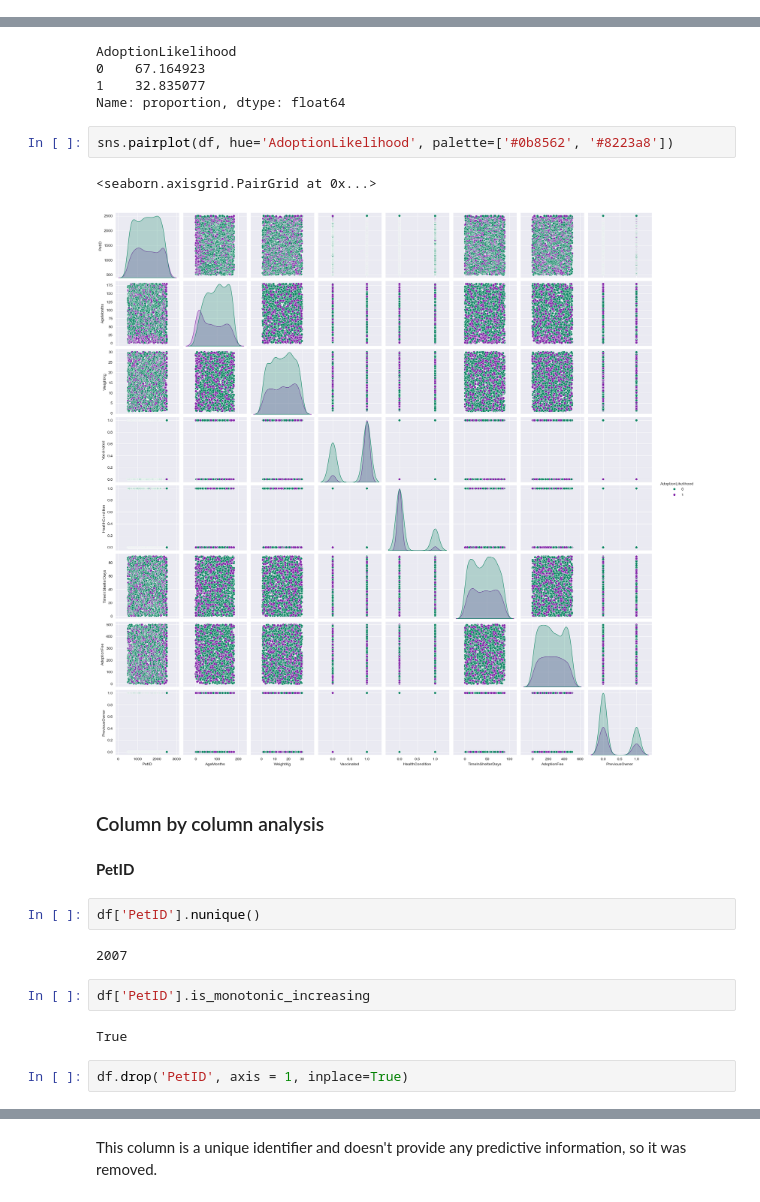
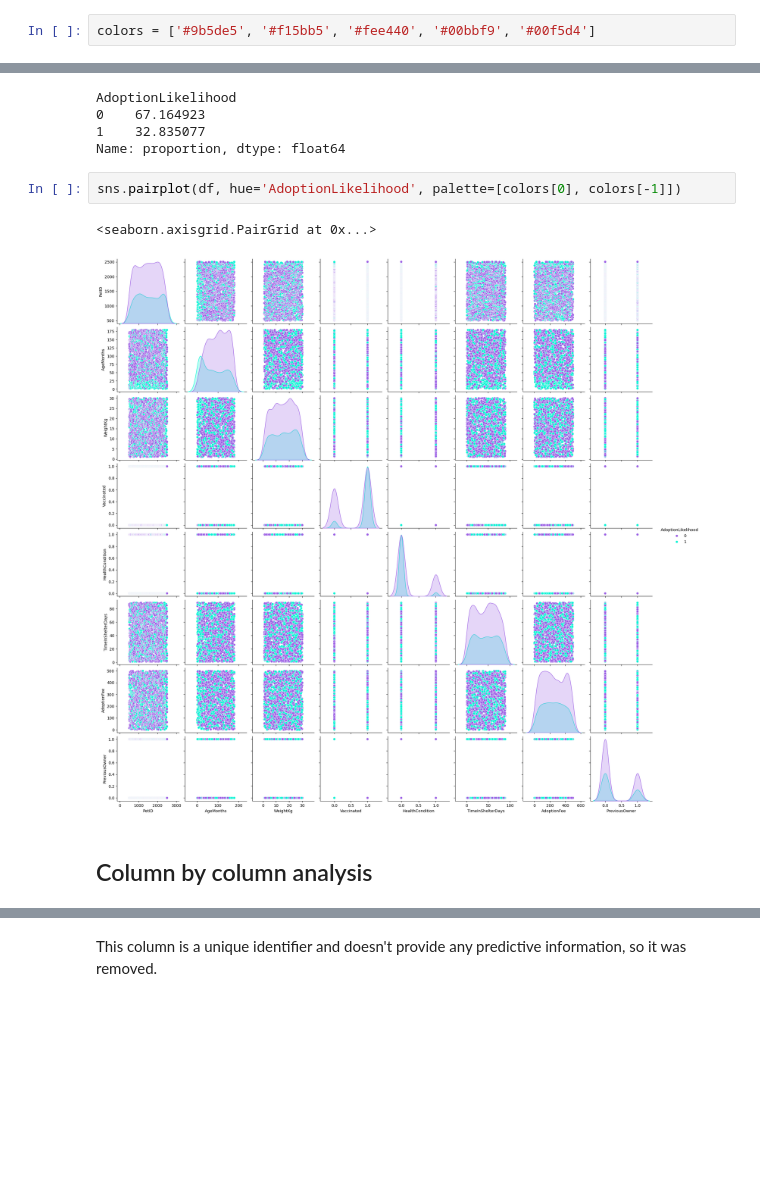
Before and after one commit to IzaSiemieniuk/pk_advanced_machine_learning, a Jupyter notebook: pet_adoption.ipynb, the cells around one changed output, grey strips where cells are left out. Cells and saved outputs as stored; diff of their text form; blank space fills up the shorter version.

Commit message:
Added column by column analysis

```diff
--- a/pet_adoption.ipynb
+++ b/pet_adoption.ipynb
@@ -5,6 +32,8 @@ import pandas as pd
 
 import seaborn as sns
 import matplotlib.pyplot as plt
+# %%
+colors = ['#9b5de5', '#f15bb5', '#fee440', '#00bbf9', '#00f5d4']
 # %% [markdown]
 # Dataset overview
 # %%
@@ -124,21 +129,9 @@ AdoptionLikelihood
 1    32.835077
 Name: proportion, dtype: float64
 # %%
-sns.pairplot(df, hue='AdoptionLikelihood', palette=['#0b8562', '#8223a8'])
+sns.pairplot(df, hue='AdoptionLikelihood', palette=[colors[0], colors[-1]])
 # %% [output]
 <seaborn.axisgrid.PairGrid at 0x...>
-[figure, old version]
+[figure, new version]
 # %% [markdown]
-### Column by column analysis
+## Column by column analysis
-# %% [markdown]
-**PetID**
-# %%
-df['PetID'].nunique()
-# %% [output]
-2007
-# %%
-df['PetID'].is_monotonic_increasing
-# %% [output]
-True
-# %%
-df.drop('PetID', axis = 1, inplace=True)
```
Also changed, not shown: parts of 20 cells of this notebook.
